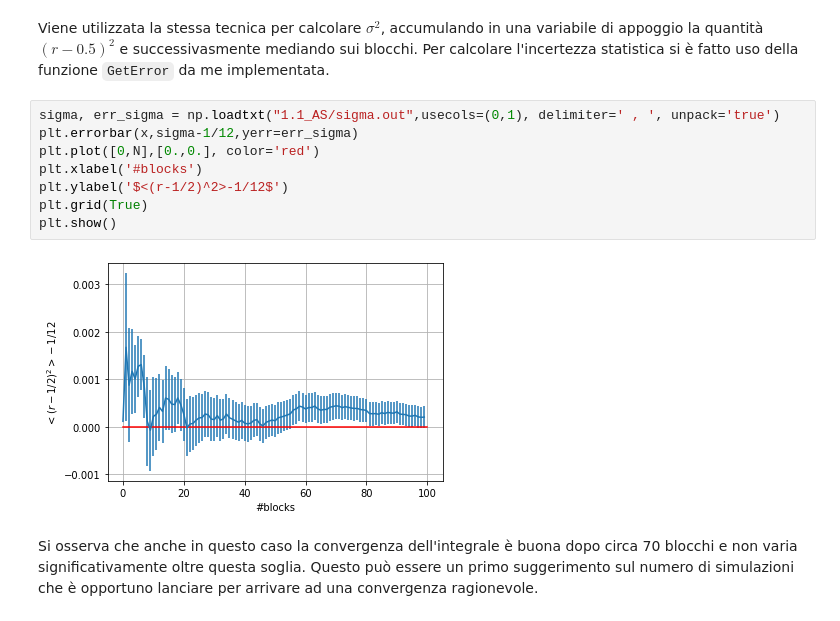
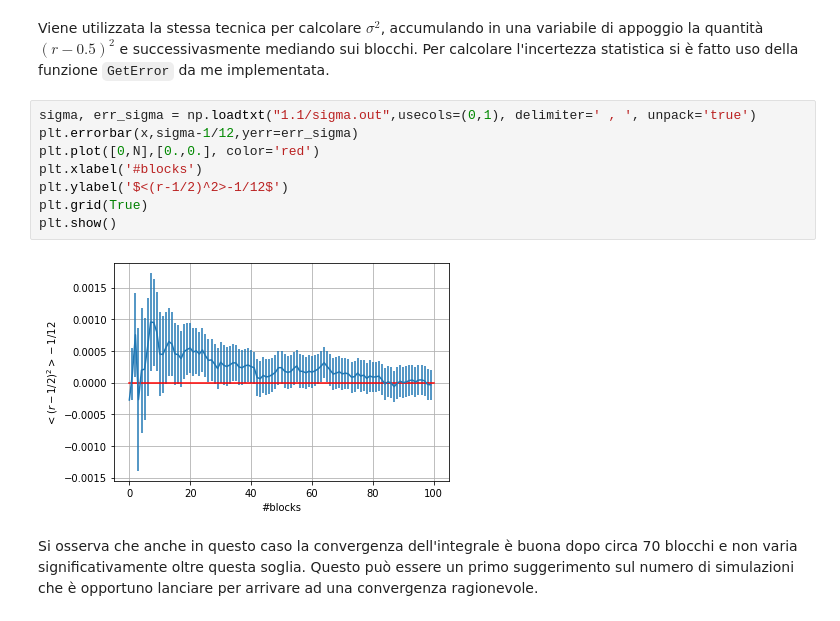
Before and after one commit to andreasala98/LSN_AndreaSala, a Jupyter notebook: Ex01_AS/LSN_01_AS.ipynb, the cells around one changed output. Saved outputs shown, nothing was run; the diff lists cells and outputs as text.

```diff
--- a/Ex01_AS/LSN_01_AS.ipynb
+++ b/Ex01_AS/LSN_01_AS.ipynb
@@ -47,15 +47,15 @@ Si osserva che il valor medio converge al valore $\frac{1}{2}$ entro 0.002 dopo
 # %% [markdown]
 Viene utilizzata la stessa tecnica per calcolare $\sigma^2$, accumulando in una variabile di appoggio la quantità $(r-0.5)^2$ e successivasmente mediando sui blocchi. Per calcolare l'incertezza statistica si è fatto uso della funzione `GetError` da me implementata.
 # %%
-sigma, err_sigma = np.loadtxt("1.1_AS/sigma.out",usecols=(0,1), delimiter=' , ', unpack='true')
+sigma, err_sigma = np.loadtxt("1.1/sigma.out",usecols=(0,1), delimiter=' , ', unpack='true')
 plt.errorbar(x,sigma-1/12,yerr=err_sigma)
 plt.plot([0,N],[0.,0.], color='red')
 plt.xlabel('#blocks')
 plt.ylabel('$<(r-1/2)^2>-1/12$')
 plt.grid(True)
 plt.show()
 # %% [output]
-[figure, old version]
+[figure, new version]
 # %% [markdown]
 Si osserva che anche in questo caso la convergenza dell'integrale è buona dopo circa 70 blocchi e non varia significativamente oltre questa soglia. Questo può essere un primo suggerimento sul numero di simulazioni che è opportuno lanciare per arrivare ad una convergenza ragionevole.
 # %% [markdown]
```
Also changed, not shown: parts of 7 cells of this notebook, 17 other files.
